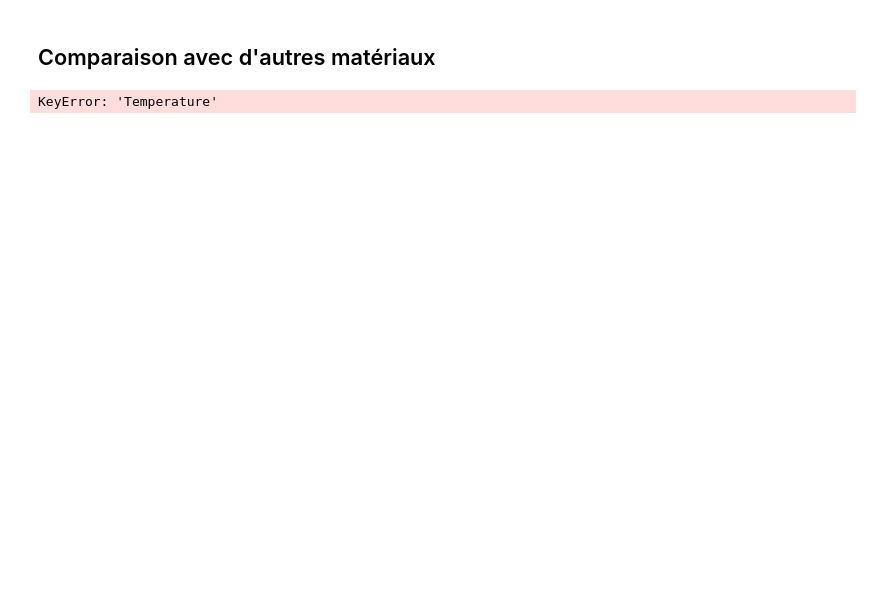
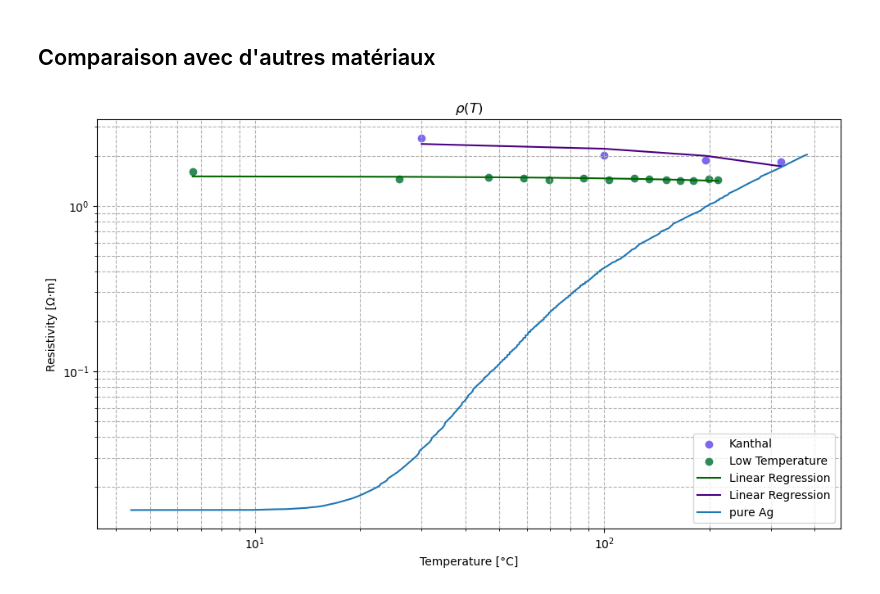
Before and after one commit to rbellens1/ProjetChimie, a Jupyter notebook: Conductivity/rho.ipynb, the cells around one changed output. Saved outputs shown, nothing was run; the diff lists cells and outputs as text; code cells hidden in the pictures; blank space fills up the shorter version.

```diff
--- a/Conductivity/rho.ipynb
+++ b/Conductivity/rho.ipynb
@@ -152,31 +172,51 @@ plt.show()
 # %% [markdown]
 ## Comparaison avec d'autres matériaux
-# %%
-# Load the data from the CSV file
-file_path = "Ag_rho.csv"  # Update this path if the file is in a different location
-data = pd.read_csv(file_path)
-
-# Inspect the data structure (uncomment if needed)
-# print(data.head())
-
-# Extract temperature and resistivity data for different purities
-T = data['Temperature']  # Assuming the column for temperature is named 'Temperature'
-purities = [col for col in data.columns if col != 'Temperature']  # All other columns are purities
-
-# Plot resistivity as a function of temperature for each purity
-plt.figure(figsize=(10, 6))
-for purity in purities:
-    plt.plot(T, data[purity], label=f'Purity: {purity}')
-
-# Add labels, title, and legend
-plt.xlabel('Temperature [°C]')
-plt.ylabel('Resistivity [Ω·m]')
-plt.title('Resistivity as a Function of Temperature for Ag with Different Purities')
-plt.legend()
-plt.grid(True, linestyle='dashed')
-
-# Show the plot
-plt.tight_layout()
-plt.show()
-# %% [output]
-KeyError: 'Temperature'
+# %%
+
+# Load the data from the CSV file
+file_path = "RHO_Ag(T).csv"  # Update this path if the file is in a different location
+data = pd.read_csv(file_path, sep=';', header=None, names=['Temperature', 'Resistivity'], decimal=',')
+
+# Drop rows with missing or invalid values
+data = data.dropna()
+
+# Convert columns to numeric (if not already)
+data['Temperature'] = pd.to_numeric(data['Temperature'], errors='coerce')
+data['Resistivity'] = pd.to_numeric(data['Resistivity'], errors='coerce')
+
+# Drop rows with non-numeric values
+data = data.dropna()
+
+# Group by Temperature and calculate the mean Resistivity for each Temperature
+data_grouped = data.groupby('Temperature', as_index=False).mean()
+
+# Apply a moving average to smooth the data
+window_size = 10  # Adjust the window size for smoothing
+data_grouped['Smoothed_Resistivity'] = data_grouped['Resistivity'].rolling(window=window_size, center=True).mean()
+
+# Drop rows with NaN values introduced by the rolling window
+data_grouped = data_grouped.dropna()
+
+# Plot the resistivity as a function of temperature on a log-log scale
+plt.figure(figsize=(10, 6))
+
+plt.scatter(T, rho_HT_list*1e06, color='mediumslateblue', label='Kanthal')
+plt.scatter(T_pred, rho_BT_list*1e06, color='seagreen', label='Low Temperature')
+
+plt.loglog(T_pred, rho_BT_pred*1e06, color='darkgreen', label='Linear Regression')
+plt.loglog(T, rho_HT_pred*1e06, color='indigo', label='Linear Regression')
+
+plt.loglog(data_grouped['Temperature'], data_grouped['Smoothed_Resistivity'], linestyle='-', label='pure Ag')
+
+# Add labels, title, and legend
+plt.xlabel('Temperature [°C]')
+plt.ylabel('Resistivity [Ω·m]')
+plt.title(r'$\rho(T)$')
+plt.legend()
+plt.grid(True, which="both", linestyle='dashed')
+
+# Show the plot
+plt.tight_layout()
+plt.show()
+# %% [output]
+[figure, added]
```
Also changed, not shown: parts of 3 cells of this notebook, 2 other files.
